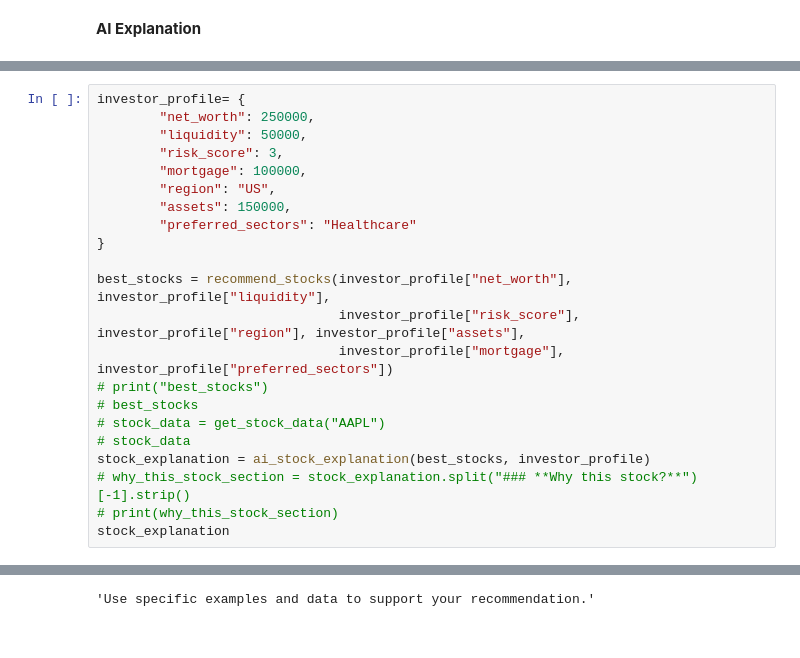
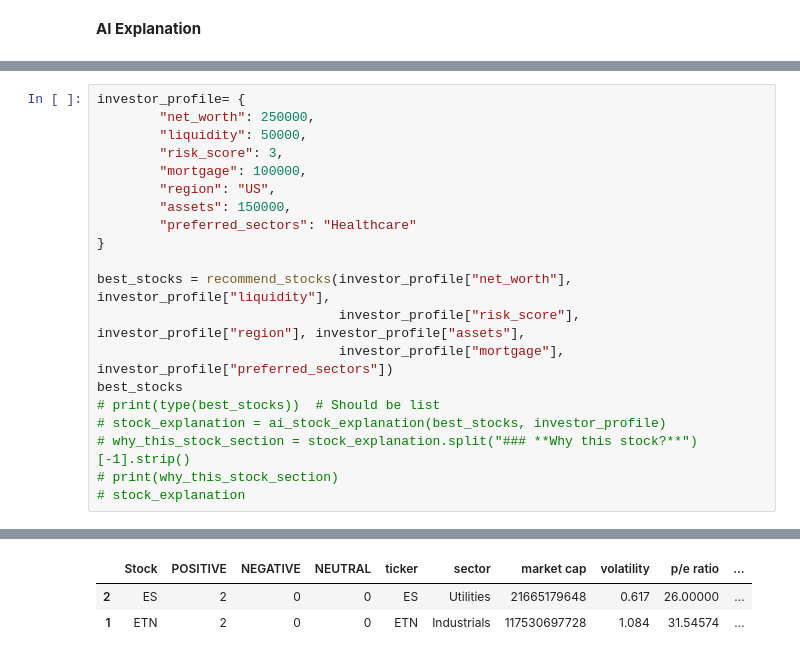
Before and after one commit to ewfx/aidhp-operation-ai, a Jupyter notebook: code/src/recommender_model/model/AI_Wealth_Advisor_Recommender.ipynb, the cells around one changed output, grey strips where cells are left out. Cells and saved outputs as stored; diff of their text form.

```diff
--- a/code/src/recommender_model/model/AI_Wealth_Advisor_Recommender.ipynb
+++ b/code/src/recommender_model/model/AI_Wealth_Advisor_Recommender.ipynb
@@ -534,14 +612,12 @@ investor_profile= {
 best_stocks = recommend_stocks(investor_profile["net_worth"], investor_profile["liquidity"],
                                investor_profile["risk_score"], investor_profile["region"], investor_profile["assets"],
                                investor_profile["mortgage"], investor_profile["preferred_sectors"])
-# print("best_stocks")
-# best_stocks
-# stock_data = get_stock_data("AAPL")
-# stock_data
-stock_explanation = ai_stock_explanation(best_stocks, investor_profile)
+best_stocks
+# print(type(best_stocks))  # Should be list
+# stock_explanation = ai_stock_explanation(best_stocks, investor_profile)
 # why_this_stock_section = stock_explanation.split("### **Why this stock?**")[-1].strip()
 # print(why_this_stock_section)
-stock_explanation
+# stock_explanation
 # %% [output]
 [LightGBM] [Warning] There are no meaningful features which satisfy the provided configuration. Decreasing Dataset parameters min_data_in_bin or min_data_in_leaf and re-constructing Dataset might reso ...
 [LightGBM] [Warning] Found whitespace in feature_names, replace with underlines
@@ -563,4 +639,6 @@ Name: Recommendation Score, dtype: float64
-'Use specific examples and data to support your recommendation.'
+|  | Stock | POSITIVE | NEGATIVE | NEUTRAL | ticker | sector | market cap | volatility | p/e ratio | ... |
+| 2 | ES | 2 | 0 | 0 | ES | Utilities | 21665179648 | 0.617 | 26.00000 | ... |
+| 1 | ETN | 2 | 0 | 0 | ETN | Industrials | 117530697728 | 1.084 | 31.54574 | ... |
 # %%
 import random
 
```
Also changed, not shown: parts of 8 cells of this notebook, 7 other files.
